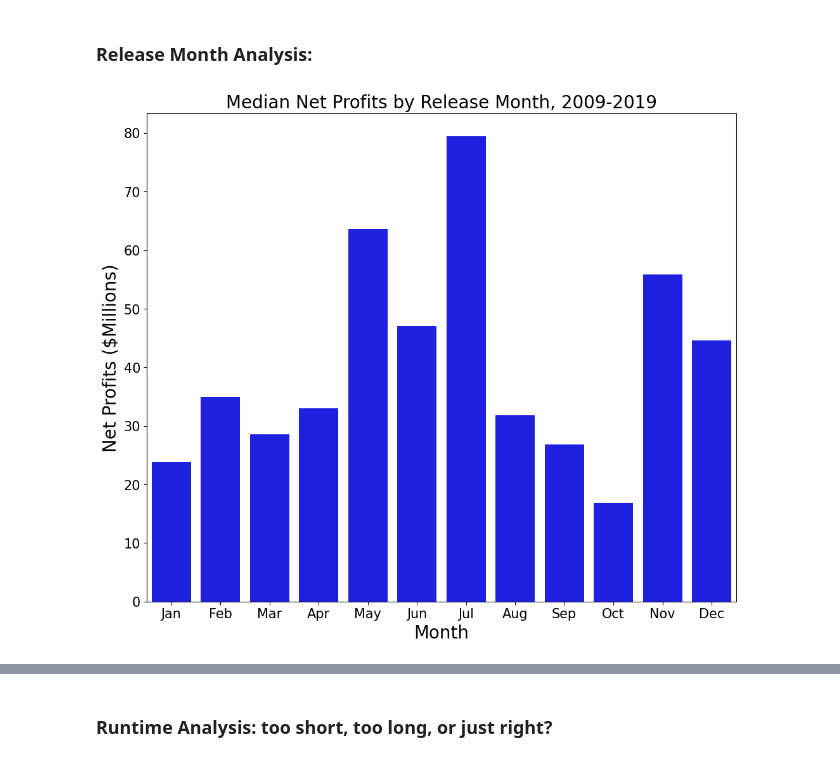
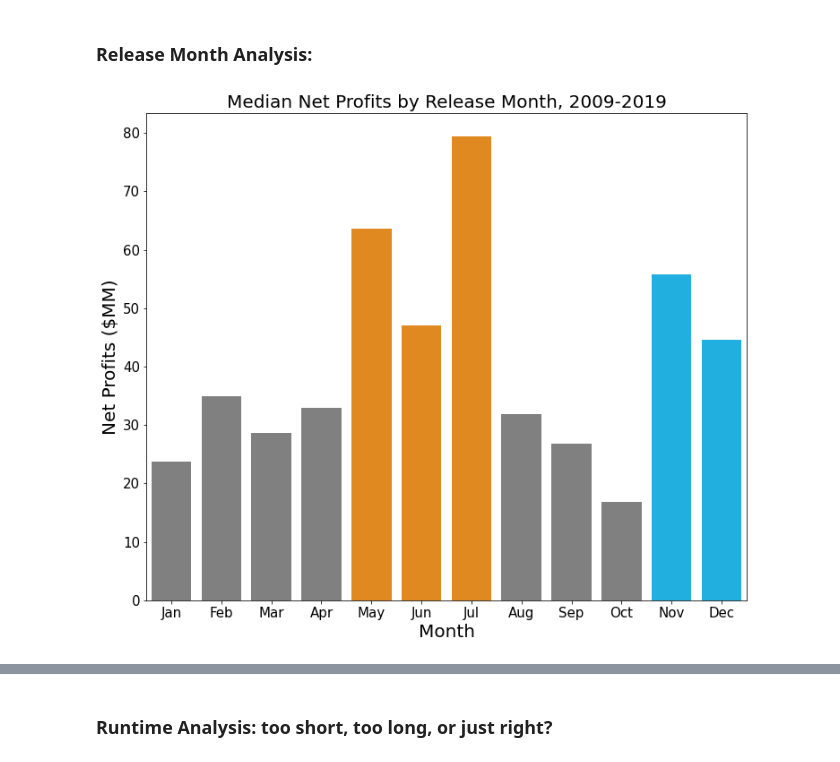
Before and after one commit to pschulk/Microsoft_Studio_Analysis_Phase_1, a Jupyter notebook: masterNotebook_draft.ipynb, the cells around one changed output, grey strips where cells are left out. Saved outputs shown, nothing was run; the diff lists cells and outputs as text; code cells hidden in the pictures.

```diff
--- a/masterNotebook_draft.ipynb
+++ b/masterNotebook_draft.ipynb
@@ -217,31 +217,33 @@ Charts were created to provide a visual reference for the master data set. Chart
 # %% [markdown]
 ### Release Month Analysis:
 # %%
-# View the median values of the dataset grouped by the release month
+# Create sub-dataframe with the median values of the dataset grouped by the release month
 month_medians = final_df.groupby('release_month').median()
 
 # Reset the index
 month_medians.reset_index(drop=False, inplace=True)
 
 # Plot the Median Net Profits by Release Month between 2009-2019
 fig, ax = plt.subplots(figsize = (12 , 10))
 
 y = month_medians['net_profits'] / 1000000
 ticklabels = ['Jan', 'Feb', 'Mar', 'Apr', 'May', 'Jun', 'Jul', 'Aug', 'Sep', 'Oct', 'Nov', 'Dec']
 
+cols = ['gray','gray','gray','gray','darkorange','darkorange','darkorange','gray','gray','gray','deepskyblue','deepskyblue']
+
 fig = sns.barplot(data = month_medians,
                   x = 'release_month',
                   y = y,
-                  color = 'blue',)
+                  palette=cols)
 
 plt.xlabel('Month', size=20)
 ax.set_xticklabels(ticklabels, size=15)
-plt.ylabel('Net Profits ($Millions)', size=20)
+plt.ylabel('Net Profits ($MM)', size=20)
 plt.yticks(fontsize=15)
 plt.title('Median Net Profits by Release Month, 2009-2019', size=20)
 plt.show(fig);
 # %% [output]
-[figure, old version]
+[figure, new version]
 # %%
 # Plot the Median Number of Awards Votes by Release Month between 2009-2019
 fig, ax = plt.subplots(figsize = (12 , 10))
```
Also changed, not shown: parts of 13 cells of this notebook.
